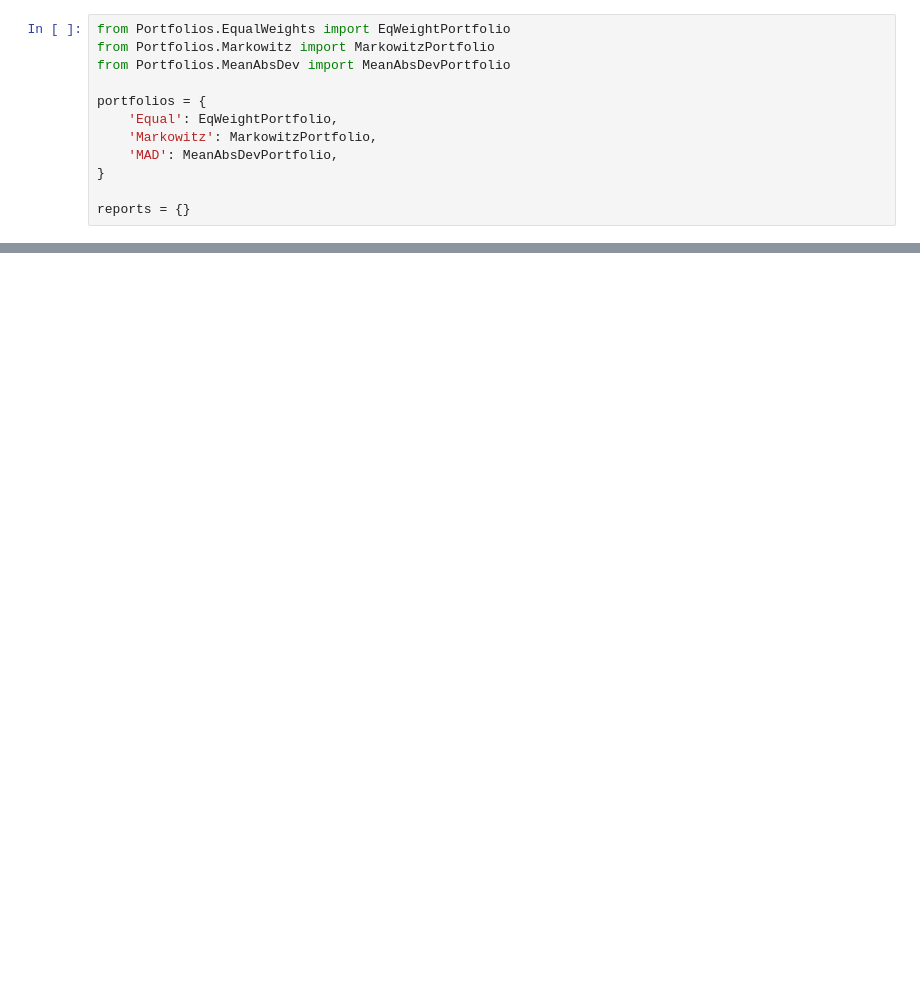
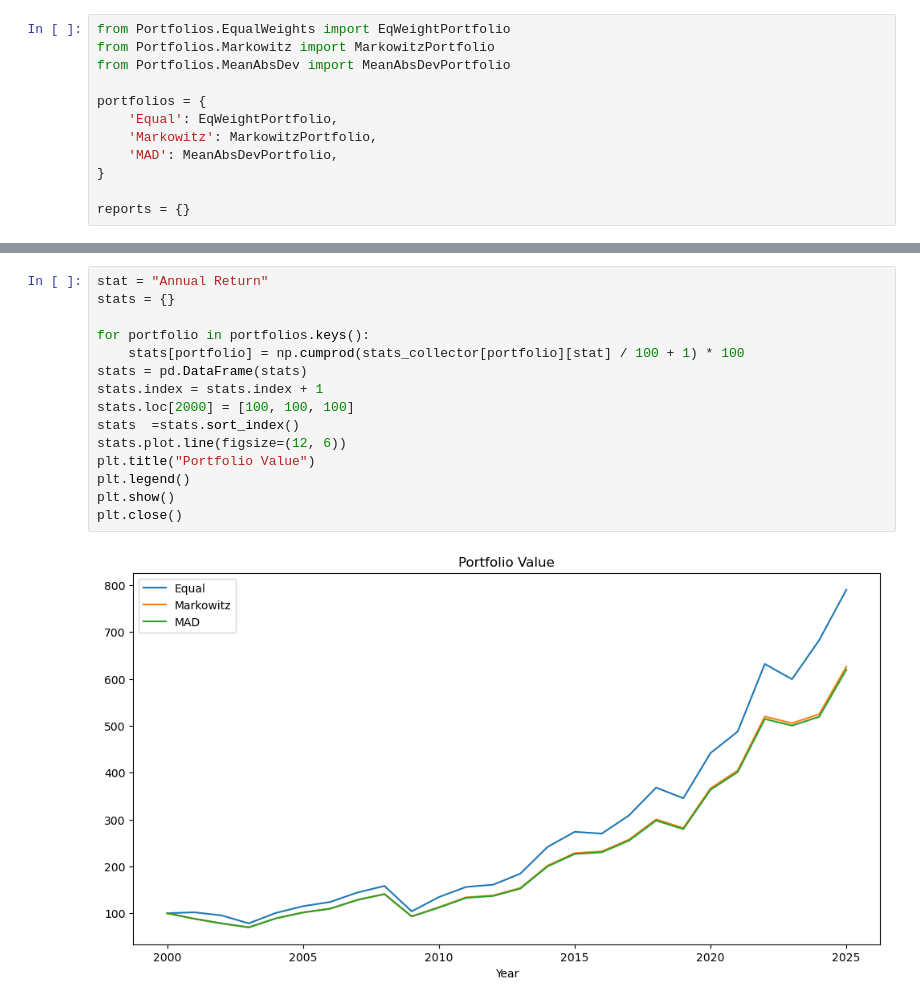
Before and after one commit to SidShah2953/MAD-and-Quantile-Portfolios, a Jupyter notebook: main.ipynb, the cells around one changed output, grey strips where cells are left out. Saved outputs shown, nothing was run; the diff lists cells and outputs as text; blank space fills up the shorter version.

```diff
--- a/main.ipynb
+++ b/main.ipynb
@@ -44,0 +94,17 @@ reports
+# %%
+stat = "Annual Return"
+stats = {}
+
+for portfolio in portfolios.keys():
+    stats[portfolio] = np.cumprod(stats_collector[portfolio][stat] / 100 + 1) * 100
+stats = pd.DataFrame(stats)
+stats.index = stats.index + 1
+stats.loc[2000] = [100, 100, 100]
+stats  =stats.sort_index()
+stats.plot.line(figsize=(12, 6))
+plt.title("Portfolio Value")
+plt.legend()
+plt.show()
+plt.close()
+# %% [output]
+[figure, added]
```
Also changed, not shown: parts of 7 cells of this notebook, 6 other files.
